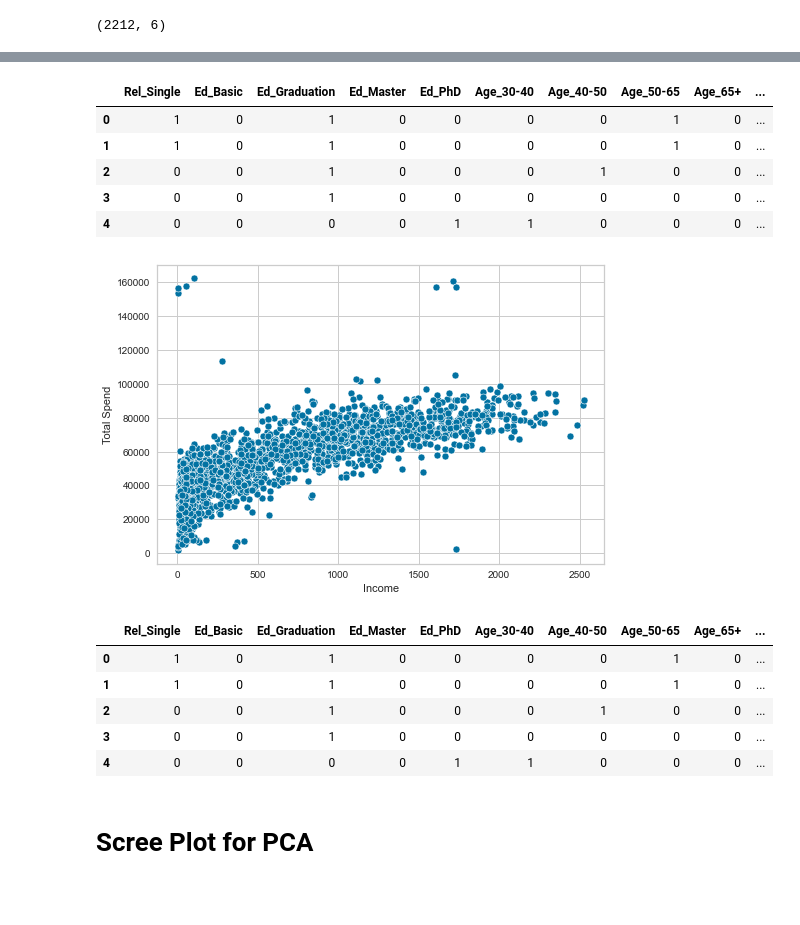
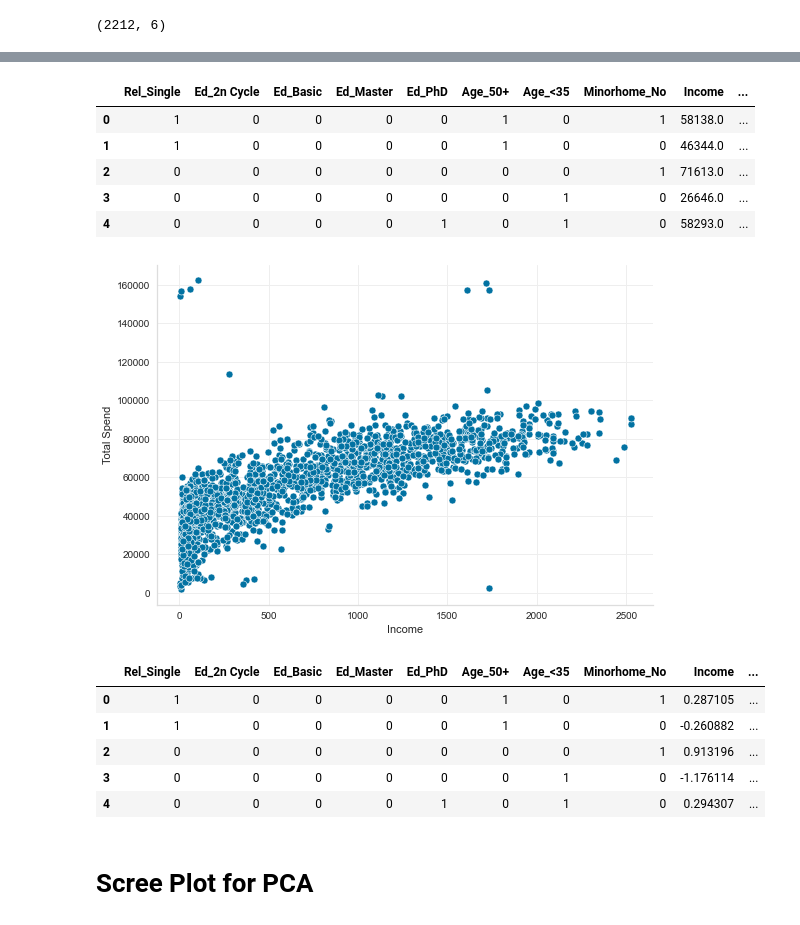
Before and after one commit to saranshkr/customer-profile-analysis, a Jupyter notebook: clustering-model.ipynb, the cells around one changed output, grey strips where cells are left out. Saved outputs shown, nothing was run; the diff lists cells and outputs as text; code cells hidden in the pictures; blank space fills up the shorter version.

```diff
--- a/clustering-model.ipynb
+++ b/clustering-model.ipynb
@@ -10,6 +10,14 @@ from sklearn.decomposition import PCA
 from sklearn.cluster import KMeans
 from yellowbrick.cluster import KElbowVisualizer
 from sklearn.cluster import AgglomerativeClustering
+# %%
+def format_axes(ax):
+    sns.despine()
+    ax.spines['left'].set_color('#ddd')
+    ax.spines['bottom'].set_color('#ddd')
+
+    ax.yaxis.grid(True, color='#eee')
+    ax.xaxis.grid(True, color='#eee')
 # %%
 df_orig = pd.read_csv('cluster_df.csv')
 df_orig.shape
@@ -26,0 +35,3 @@ df_orig.head()
+# %%
+df_orig['Minorhome'] = df_orig['Minorhome'].replace(to_replace=[0, [1, 2, 3]], value=['No', 'Yes'])
+df_orig.head(10)
@@ -44,6 +67,7 @@ def encode_and_bind(dataframe, feature):
     res = res.drop([feature], axis=1)
     return(res)
 # %%
+df = encode_and_bind(dataframe=df, feature='Minorhome')
 df = encode_and_bind(dataframe=df, feature='Age')
 df = encode_and_bind(dataframe=df, feature='Ed')
 df = encode_and_bind(dataframe=df, feature='Rel')
@@ -58,18 +82,20 @@ df.head()
 # %%
-df = df.drop(['Rel_Coupled', 'Ed_2n Cycle', 'Age_<30'], axis=1)
+df = df.drop(['Rel_Coupled', 'Ed_Graduation', 'Age_35-50', 'Minorhome_Yes'], axis=1)
 df.head()
 # %% [output]
-|  | Rel_Single | Ed_Basic | Ed_Graduation | Ed_Master | Ed_PhD | Age_30-40 | Age_40-50 | Age_50-65 | Age_65+ | ... |
-| 0 | 1 | 0 | 1 | 0 | 0 | 0 | 0 | 1 | 0 | ... |
-| 1 | 1 | 0 | 1 | 0 | 0 | 0 | 0 | 1 | 0 | ... |
-| 2 | 0 | 0 | 1 | 0 | 0 | 0 | 1 | 0 | 0 | ... |
-| 3 | 0 | 0 | 1 | 0 | 0 | 0 | 0 | 0 | 0 | ... |
-| 4 | 0 | 0 | 0 | 0 | 1 | 1 | 0 | 0 | 0 | ... |
+|  | Rel_Single | Ed_2n Cycle | Ed_Basic | Ed_Master | Ed_PhD | Age_50+ | Age_<35 | Minorhome_No | Income | ... |
+| 0 | 1 | 0 | 0 | 0 | 0 | 1 | 0 | 1 | 58138.0 | ... |
+| 1 | 1 | 0 | 0 | 0 | 0 | 1 | 0 | 0 | 46344.0 | ... |
+| 2 | 0 | 0 | 0 | 0 | 0 | 0 | 0 | 1 | 71613.0 | ... |
+| 3 | 0 | 0 | 0 | 0 | 0 | 0 | 1 | 0 | 26646.0 | ... |
+| 4 | 0 | 0 | 0 | 0 | 1 | 0 | 1 | 0 | 58293.0 | ... |
 # %%
 X = df[['Income', 'TotalSpend']]
 ax = sns.scatterplot(y=X['Income'], x=X['TotalSpend'])
+format_axes(ax)
 plt.xlabel('Income')
 plt.ylabel('Total Spend')
+plt.tight_layout()
 plt.show()
 # %% [output]
-[figure, old version]
+[figure, new version]
@@ -87,14 +102,14 @@ plt.show()
 # %%
 scaler = StandardScaler()
-df[df.columns[9:]] = scaler.fit_transform(df[df.columns[9:]])
+df[df.columns[8:]] = scaler.fit_transform(df[df.columns[8:]])
 df.head()
 # %% [output]
-|  | Rel_Single | Ed_Basic | Ed_Graduation | Ed_Master | Ed_PhD | Age_30-40 | Age_40-50 | Age_50-65 | Age_65+ | ... |
-| 0 | 1 | 0 | 1 | 0 | 0 | 0 | 0 | 1 | 0 | ... |
-| 1 | 1 | 0 | 1 | 0 | 0 | 0 | 0 | 1 | 0 | ... |
-| 2 | 0 | 0 | 1 | 0 | 0 | 0 | 1 | 0 | 0 | ... |
-| 3 | 0 | 0 | 1 | 0 | 0 | 0 | 0 | 0 | 0 | ... |
-| 4 | 0 | 0 | 0 | 0 | 1 | 1 | 0 | 0 | 0 | ... |
+|  | Rel_Single | Ed_2n Cycle | Ed_Basic | Ed_Master | Ed_PhD | Age_50+ | Age_<35 | Minorhome_No | Income | ... |
+| 0 | 1 | 0 | 0 | 0 | 0 | 1 | 0 | 1 | 0.287105 | ... |
+| 1 | 1 | 0 | 0 | 0 | 0 | 1 | 0 | 0 | -0.260882 | ... |
+| 2 | 0 | 0 | 0 | 0 | 0 | 0 | 0 | 1 | 0.913196 | ... |
+| 3 | 0 | 0 | 0 | 0 | 0 | 0 | 1 | 0 | -1.176114 | ... |
+| 4 | 0 | 0 | 0 | 0 | 1 | 0 | 1 | 0 | 0.294307 | ... |
 # %% [markdown]
 # Scree Plot for PCA
 # %%
```
Also changed, not shown: parts of 29 cells of this notebook, 2 other files.
